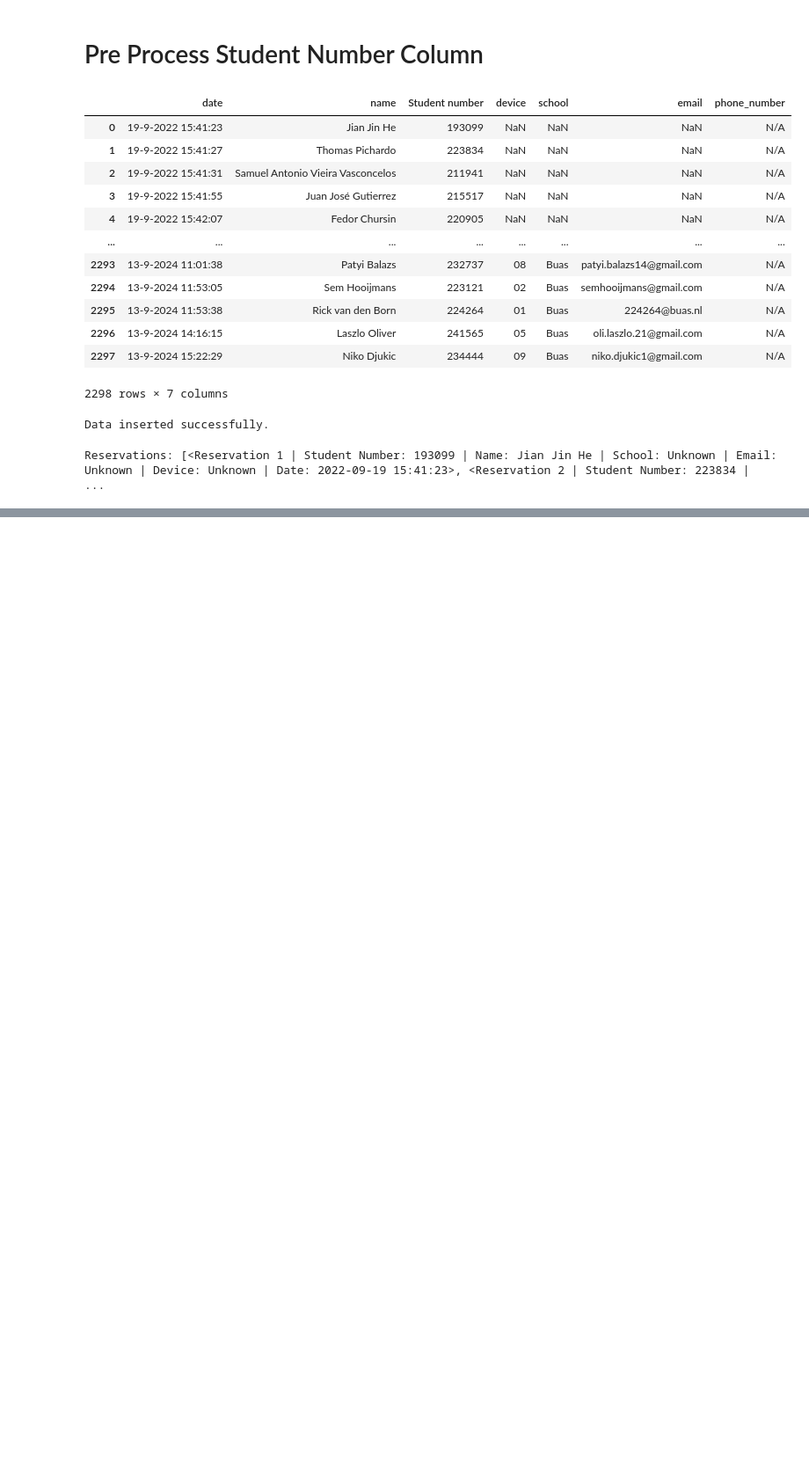
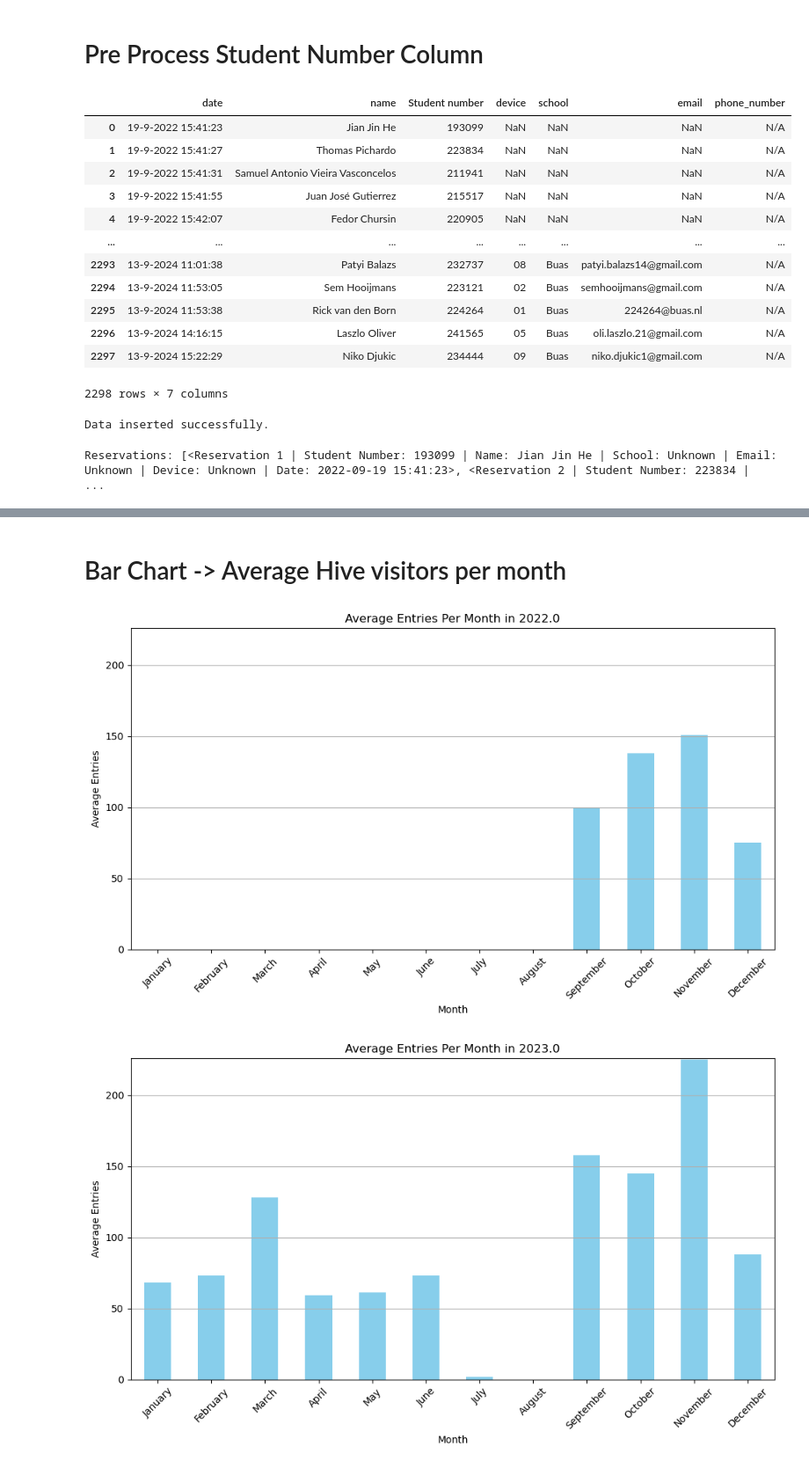
Before and after one commit to SavvX/GameBooker, a Jupyter notebook: data.ipynb, the cells around one changed output, grey strips where cells are left out. Shown at 88% size. Cells and saved outputs as stored; diff of their text form; code cells hidden in the pictures; blank space fills up the shorter version.

```diff
--- a/data.ipynb
+++ b/data.ipynb
@@ -173,0 +200,40 @@ df1
+# %% [markdown]
+# Bar Chart -> Average Hive visitors per month
+# %%
+# Step 2: Extract month and year
+df1['month'] = df1['date'].dt.month_name()  # Get month name
+df1['year'] = df1['date'].dt.year
+
+# Step 3: Group by year and month, and count entries
+average_entries = df1.groupby(['year', 'month']).size().reset_index(name='entries')
+
+# Step 4: Calculate average entries per month for each year
+average_per_month = average_entries.groupby(['year', 'month'])['entries'].mean().unstack()
+
+# Step 5: Define the order of months
+month_order = [
+    'January', 'February', 'March', 'April', 'May', 'June',
+    'July', 'August', 'September', 'October', 'November', 'December'
+]
+
+# Ensure the index is ordered
+average_per_month = average_per_month.reindex(columns=month_order)
+
+# Step 6: Determine the global maximum value for the y-axis
+global_max = average_per_month.max().max()
+
+# Step 7: Plotting separate bar charts for each year with a common scale
+for year in average_per_month.index:
+    plt.figure(figsize=(10, 6))
+    average_per_month.loc[year].plot(kind='bar', color='skyblue')
+    plt.title(f'Average Entries Per Month in {year}')
+    plt.xlabel('Month')
+    plt.ylabel('Average Entries')
+    plt.xticks(rotation=45)
+    plt.ylim(0, global_max + 1)  # Set the y-axis limit
+    plt.grid(axis='y')
+    plt.tight_layout()  # Adjust layout to fit titles and labels
+    plt.show()
+# %% [output]
+[figure, added]
+[figure, added]
```
Also changed, not shown: parts of 7 cells of this notebook, 6 other files.
